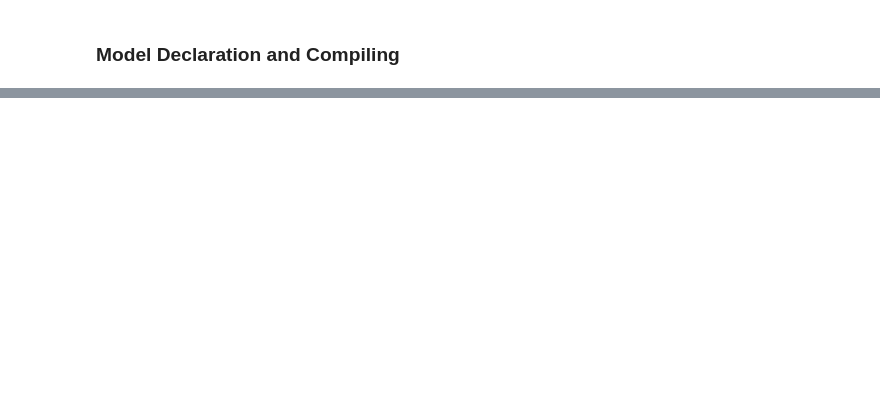
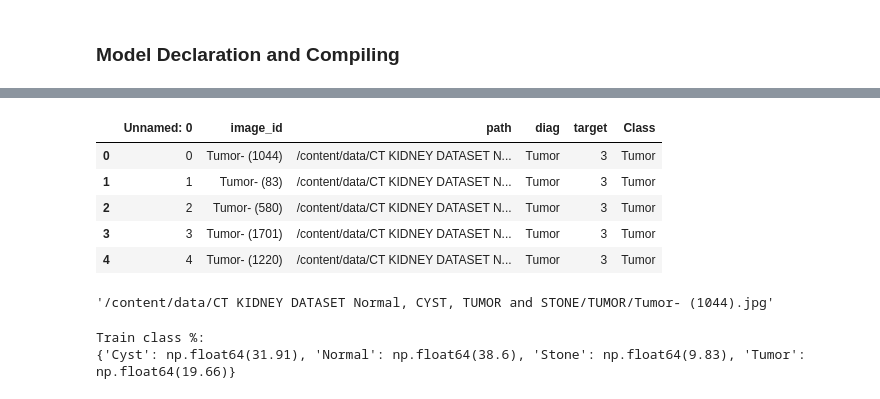
Before and after one commit to elisetreit/wsl-tf-sandbox, a Jupyter notebook: kidney/kidney_convnet.ipynb, the cells around one changed output, grey strips where cells are left out. Drawn from its saved outputs; the diff is of its cells as text; code cells hidden in the pictures; blank space fills up the shorter version.

```diff
--- a/kidney/kidney_convnet.ipynb
+++ b/kidney/kidney_convnet.ipynb
@@ -129,0 +207,22 @@ I0000 00:00:1746833925.079795   73745 cuda_dnn.cc:529] Loaded cuDNN version 9030
+# %%
+# time to examine kidney data issues.
+df = pd.read_csv('../input/kaggle/ct-kidney/kidneyData.csv')
+# %%
+df.head()
+# %% [output]
+|  | Unnamed: 0 | image_id | path | diag | target | Class |
+| 0 | 0 | Tumor- (1044) | /content/data/CT KIDNEY DATASET N... | Tumor | 3 | Tumor |
+| 1 | 1 | Tumor- (83) | /content/data/CT KIDNEY DATASET N... | Tumor | 3 | Tumor |
+| 2 | 2 | Tumor- (580) | /content/data/CT KIDNEY DATASET N... | Tumor | 3 | Tumor |
+| 3 | 3 | Tumor- (1701) | /content/data/CT KIDNEY DATASET N... | Tumor | 3 | Tumor |
+| 4 | 4 | Tumor- (1220) | /content/data/CT KIDNEY DATASET N... | Tumor | 3 | Tumor |
+# %%
+df.path[0]
+# %% [output]
+'/content/data/CT KIDNEY DATASET Normal, CYST, TUMOR and STONE/TUMOR/Tumor- (1044).jpg'
+# %%
+print("Train class %:")
+print(get_class_distribution(ds_test, ds_test.class_names))
+# %% [output]
+Train class %:
+{'Cyst': np.float64(31.91), 'Normal': np.float64(38.6), 'Stone': np.float64(9.83), 'Tumor': np.float64(19.66)}
```
Also changed, not shown: parts of 20 cells of this notebook, 3 other files.
